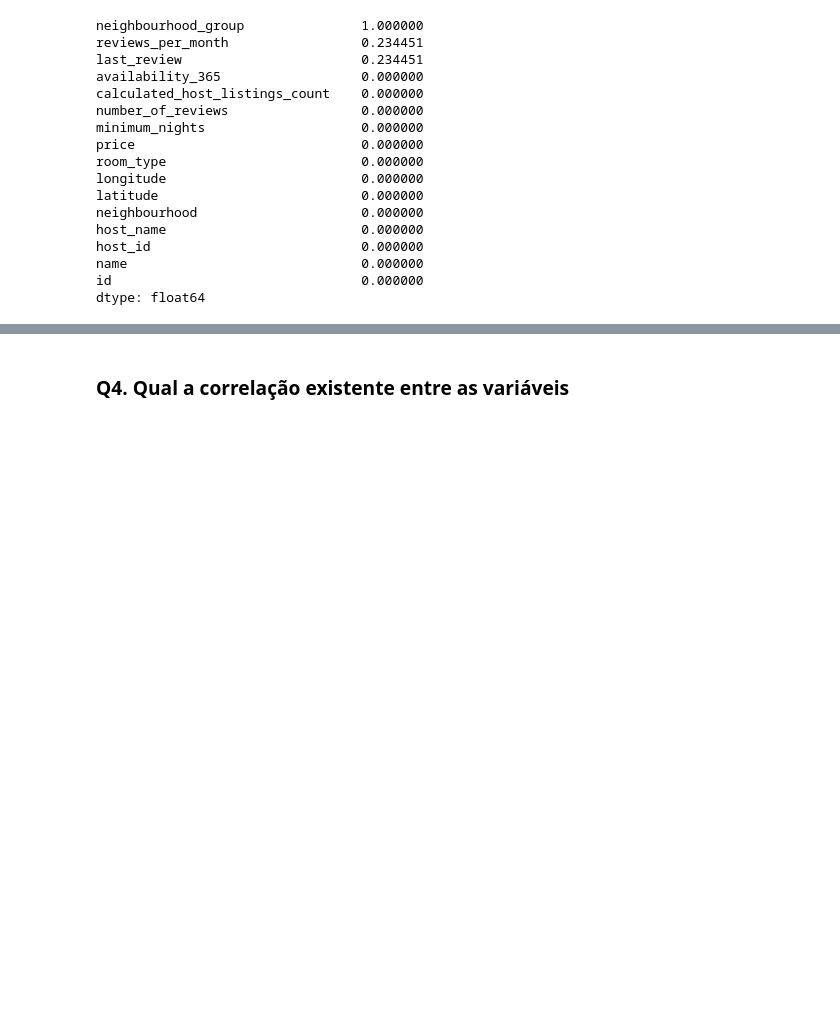
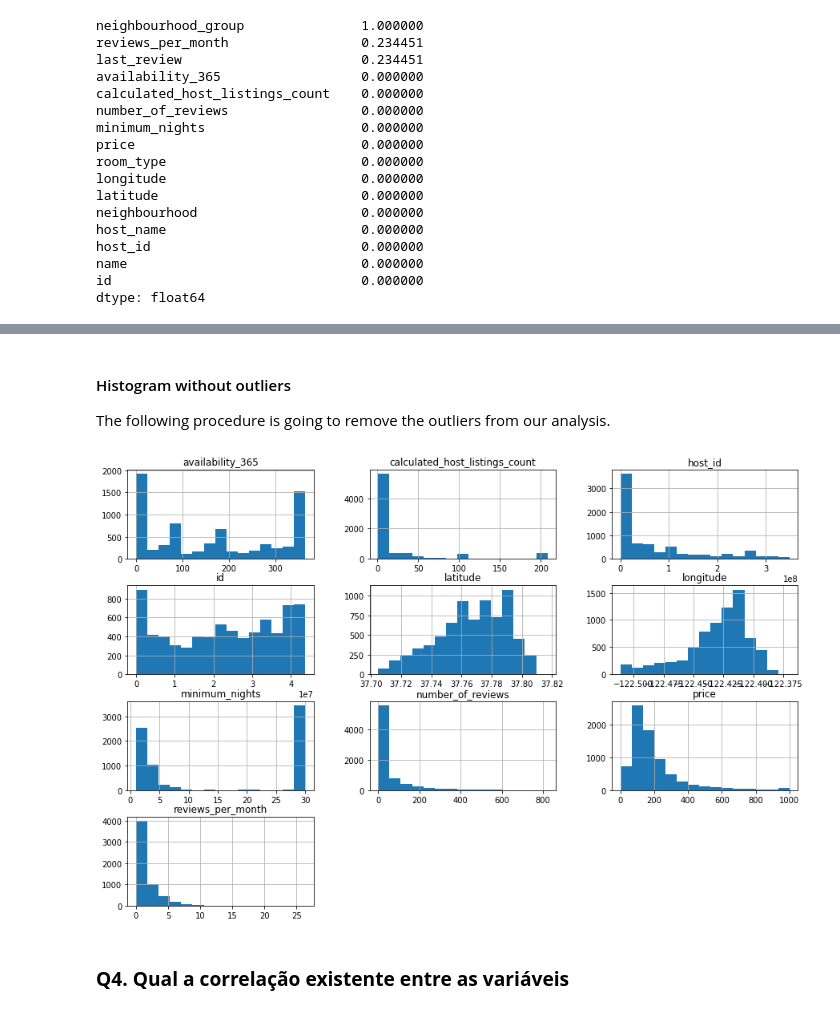
Before and after one commit to JoaoSiqueiraDS/Joao_Siqueira_Portifolio, a Jupyter notebook: [Template]_Analisando_os_Dados_do_Airbnb.ipynb, the cells around one changed output, grey strips where cells are left out. Saved outputs shown, nothing was run; the diff lists cells and outputs as text; code cells hidden in the pictures; blank space fills up the shorter version.

```diff
--- a/[Template]_Analisando_os_Dados_do_Airbnb.ipynb
+++ b/[Template]_Analisando_os_Dados_do_Airbnb.ipynb
@@ -139,3 +201,21 @@ dtype: float64
+# %% [markdown]
+#### Histogram without outliers
+The following procedure is going to remove the outliers from our analysis.
+# %%
+# removing the outliers
+df_clean = df.copy()
+df_clean.drop(df_clean[df_clean.price > 1000].index,  inplace = True)
+df_clean.drop(df_clean[df_clean.minimum_nights > 30].index, inplace = True)
+
+# removing the group 'neighbourhood_group' once it has no values
+
+df_clean.drop("neighbourhood_group", axis = 1, inplace = True)
+
+#plotting the histograms
+
+df_clean.hist(bins=15, figsize = (15,10));
+# %% [output]
+[figure, added]
 # %% [markdown]
 ### **Q4. Qual a correlação existente entre as variáveis**
 # %%
```
Also changed, not shown: parts of 15 cells of this notebook.
